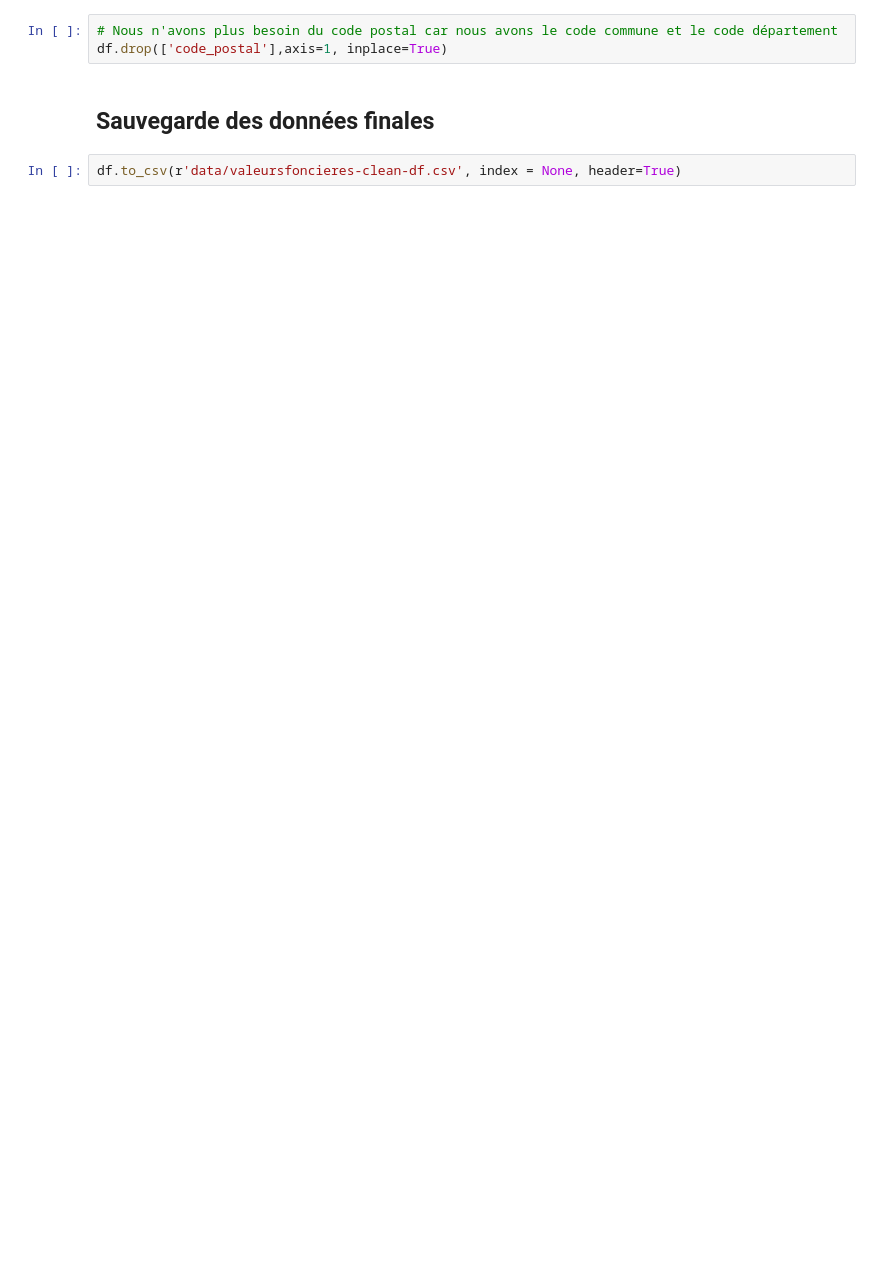
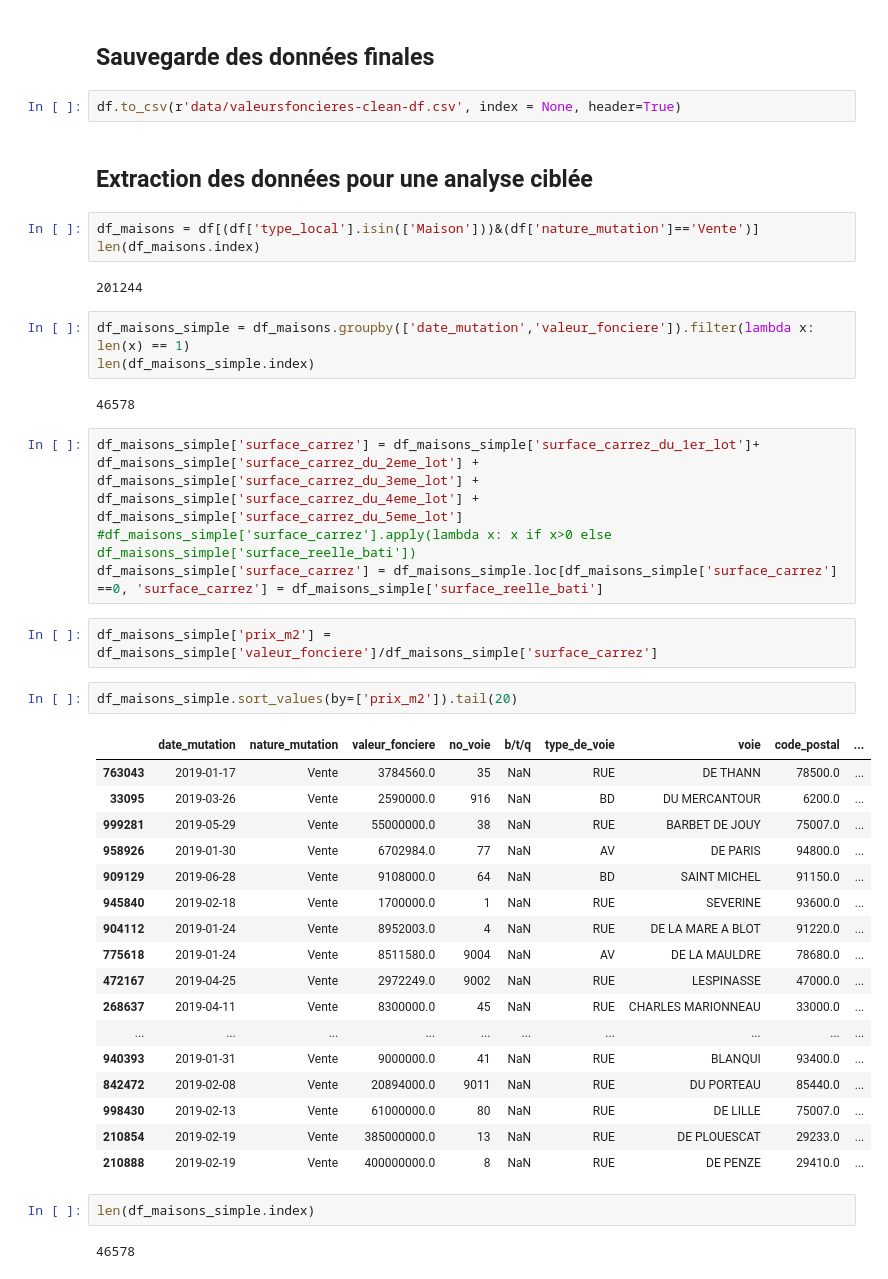
Before and after one commit to houseofai/french-realestate-price-prediction, a Jupyter notebook: 1_Data_Cleaning.ipynb, the cells around one changed output. Saved outputs shown, nothing was run; the diff lists cells and outputs as text; blank space fills up the shorter version.

Commit message:
Extract small amount of data

```diff
--- a/1_Data_Cleaning.ipynb
+++ b/1_Data_Cleaning.ipynb
@@ -258,7 +265,46 @@ df.to_csv(r'data/valeurs_foncieres_excel.csv', index = None, header=True, sep=';
-# %%
-# Nous n'avons plus besoin du code postal car nous avons le code commune et le code département
-df.drop(['code_postal'],axis=1, inplace=True)
 # %% [markdown]
 ## Sauvegarde des données finales
 # %%
 df.to_csv(r'data/valeursfoncieres-clean-df.csv', index = None, header=True)
+# %% [markdown]
+## Extraction des données pour une analyse ciblée
+# %%
+df_maisons = df[(df['type_local'].isin(['Maison']))&(df['nature_mutation']=='Vente')]
+len(df_maisons.index)
+# %% [output]
+201244
+# %%
+df_maisons_simple = df_maisons.groupby(['date_mutation','valeur_fonciere']).filter(lambda x: len(x) == 1)
+len(df_maisons_simple.index)
+# %% [output]
+46578
+# %%
+df_maisons_simple['surface_carrez'] = df_maisons_simple['surface_carrez_du_1er_lot']+ df_maisons_simple['surface_carrez_du_2eme_lot'] + df_maisons_simple['surface_carrez_du_3eme_lot'] + df_maisons_simple['surface_carrez_du_4eme_lot'] + df_maisons_simple['surface_carrez_du_5eme_lot']
+#df_maisons_simple['surface_carrez'].apply(lambda x: x if x>0 else df_maisons_simple['surface_reelle_bati'])
+df_maisons_simple['surface_carrez'] = df_maisons_simple.loc[df_maisons_simple['surface_carrez'] ==0, 'surface_carrez'] = df_maisons_simple['surface_reelle_bati']
+# %%
+df_maisons_simple['prix_m2'] = df_maisons_simple['valeur_fonciere']/df_maisons_simple['surface_carrez']
+# %%
+df_maisons_simple.sort_values(by=['prix_m2']).tail(20)
+# %% [output]
+|  | date_mutation | nature_mutation | valeur_fonciere | no_voie | b/t/q | type_de_voie | voie | code_postal | ... |
+| 763043 | 2019-01-17 | Vente | 3784560.0 | 35 | NaN | RUE | DE THANN | 78500.0 | ... |
+| 33095 | 2019-03-26 | Vente | 2590000.0 | 916 | NaN | BD | DU MERCANTOUR | 6200.0 | ... |
+| 999281 | 2019-05-29 | Vente | 55000000.0 | 38 | NaN | RUE | BARBET DE JOUY | 75007.0 | ... |
+| 958926 | 2019-01-30 | Vente | 6702984.0 | 77 | NaN | AV | DE PARIS | 94800.0 | ... |
+| 909129 | 2019-06-28 | Vente | 9108000.0 | 64 | NaN | BD | SAINT MICHEL | 91150.0 | ... |
+| 945840 | 2019-02-18 | Vente | 1700000.0 | 1 | NaN | RUE | SEVERINE | 93600.0 | ... |
+| 904112 | 2019-01-24 | Vente | 8952003.0 | 4 | NaN | RUE | DE LA MARE A BLOT | 91220.0 | ... |
+| 775618 | 2019-01-24 | Vente | 8511580.0 | 9004 | NaN | AV | DE LA MAULDRE | 78680.0 | ... |
+| 472167 | 2019-04-25 | Vente | 2972249.0 | 9002 | NaN | RUE | LESPINASSE | 47000.0 | ... |
+| 268637 | 2019-04-11 | Vente | 8300000.0 | 45 | NaN | RUE | CHARLES MARIONNEAU | 33000.0 | ... |
+| ... | ... | ... | ... | ... | ... | ... | ... | ... | ... |
+| 940393 | 2019-01-31 | Vente | 9000000.0 | 41 | NaN | RUE | BLANQUI | 93400.0 | ... |
+| 842472 | 2019-02-08 | Vente | 20894000.0 | 9011 | NaN | RUE | DU PORTEAU | 85440.0 | ... |
+| 998430 | 2019-02-13 | Vente | 61000000.0 | 80 | NaN | RUE | DE LILLE | 75007.0 | ... |
+| 210854 | 2019-02-19 | Vente | 385000000.0 | 13 | NaN | RUE | DE PLOUESCAT | 29233.0 | ... |
+| 210888 | 2019-02-19 | Vente | 400000000.0 | 8 | NaN | RUE | DE PENZE | 29410.0 | ... |
+# %%
+len(df_maisons_simple.index)
+# %% [output]
+46578
```
Also changed, not shown: parts of 30 cells of this notebook, 4 other files.
